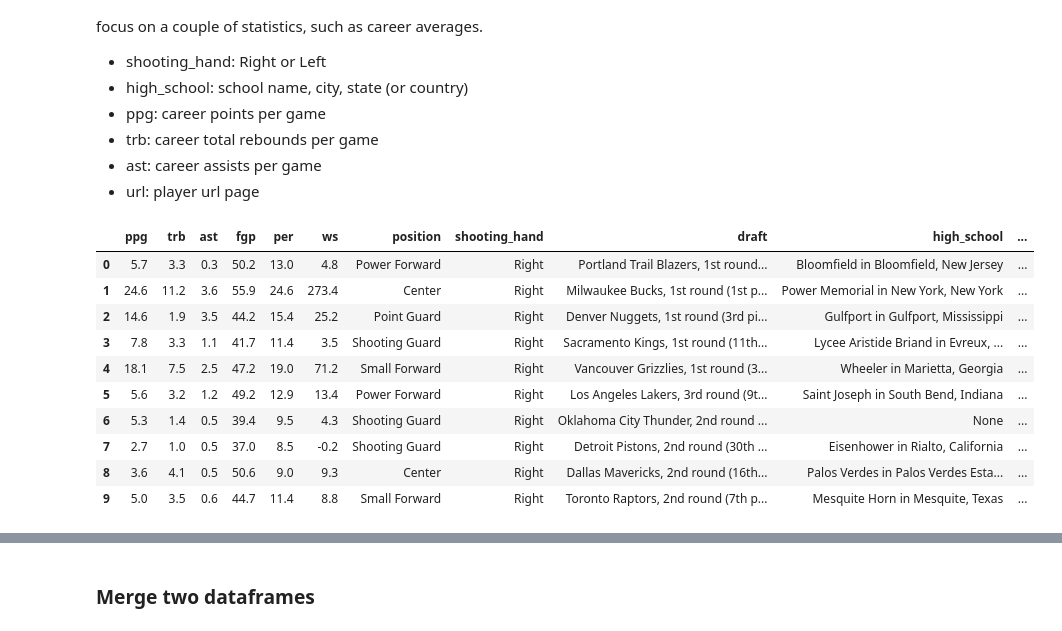
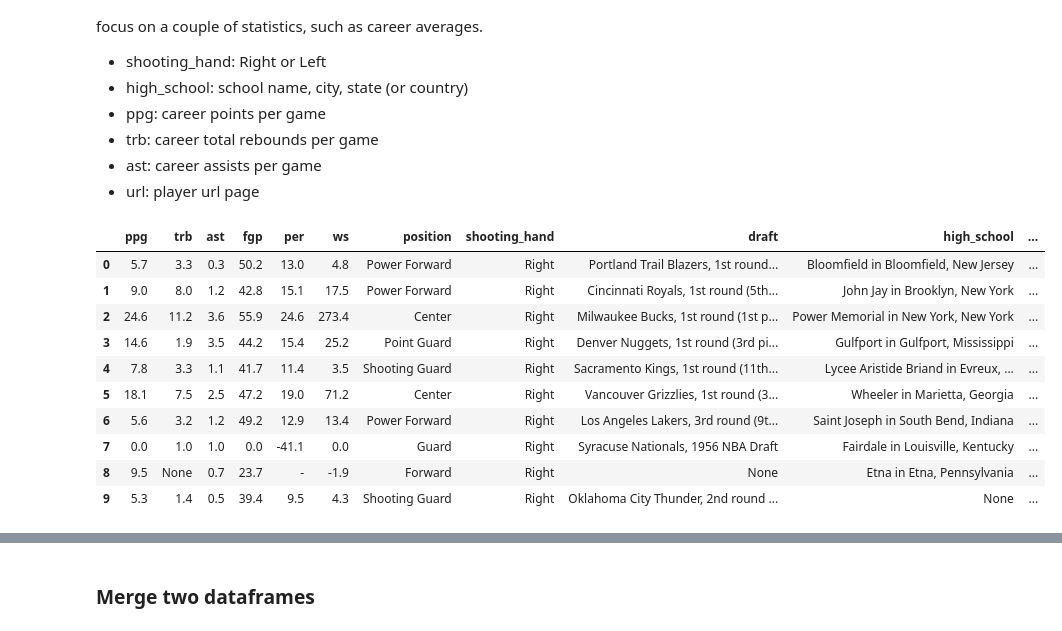
Before and after one commit to ymericson/NBA-player-info, a Jupyter notebook: NBA web scraping data.ipynb, the cells around one changed output, grey strips where cells are left out. Saved outputs shown, nothing was run; the diff lists cells and outputs as text; code cells hidden in the pictures.

```diff
--- a/NBA web scraping data.ipynb
+++ b/NBA web scraping data.ipynb
@@ -127,6 +139,7 @@ def player_detail_info(url):
     page_request = requests.get('http://www.basketball-reference.com' + url)
     soup = BeautifulSoup(page_request.text, "lxml", parse_only=personal) # parse only part we are interested in
     p = soup.findAll('p')
+
 
     # initialize some values in case they are unavailable
     position = None
@@ -165,24 +178,29 @@ def player_detail_info(url):
             else:
                 hof = 0
         elif 'Career' in prow.text:
+            #print(prow)
             s = prow.find_next_siblings('p')[3]
-            if len(s)>0:
-                ppg = float(str(s).strip('"<p>""</p>"'))
+            ppg = (str(s).strip('"<p>""</p>"'))
             s = prow.find_next_siblings('p')[5]
-            if len(s)>0:
-                trb = float(str(s).strip('"<p>""</p>"'))
+            trb = (str(s).strip('"<p>""</p>"'))
             s = prow.find_next_siblings('p')[7]
-            if len(s)>0:
-                ast = float(str(s).strip('"<p>""</p>"'))
+            ast = (str(s).strip('"<p>""</p>"'))
             s = prow.find_next_siblings('p')[9]
-            if len(s)>0:
-                fgp = float(str(s).strip('"<p>""</p>"'))
-            s = prow.find_next_siblings('p')[17]
-            if len(s)>0:
-                per = float(str(s).strip('"<p>""</p>"'))
-            s = prow.find_next_siblings('p')[19]
-            if len(s)>0:
-                ws = float(str(s).strip('"<p>""</p>"'))
+            fgp = (str(s).strip('"<p>""</p>"'))
+        elif 'Game Logs' in prow.text:
+            t = prow.find_previous_siblings('p')[0]
+            ws = str(t).strip('"<p>""</p>"').split('class')[0]
+            t = prow.find_previous_siblings('p')[2]
+            per = str(t).strip('"<p>""</p>"').split('class')[0]
+
+            break
+
+            #print(prow.find_previous_siblings('p')[:25])
+            #t = prow.find_next_siblings('p')[17]
+            #per = float(str(t).strip('"<p>""</p>"'))
+
+            #s = prow.find_next_siblings('p')[19]
+            #ws = float(str(s).strip('"<p>""</p>"'))
             #print(prow.find_next_siblings('p')[8:])
 
     # create dictionary with all of the info
@@ -201,28 +219,29 @@ def player_detail_info(url):
 
     return player_entry
 # %%
-players_details_info_list = []
-for i,url in enumerate(players_general_df.url[:20]):
+# players_details_info_list = []
+for i,url in enumerate(players_general_df.url[:10]):
     try:
         players_details_info_list.append(player_detail_info(url))
     except:
-        pass
+        print(players_general_df['name'])
 players_detail_df = pd.DataFrame(players_details_info_list) # convert to dateframe
-players_detail_df = players_detail_df[['ppg', 'trb', 'ast', 'fgp', 'per', 'ws', 'position',
-                                       'shooting_hand', 'draft', 'high_school', 'hof', 'url']]
+players_detail_df = players_detail_df[['ppg', 'trb', 'ast', 'fgp', 'per', 'ws',
+                                       'position', 'shooting_hand', 'draft',
+                                       'high_school', 'hof', 'url']]
 players_detail_df.head(10) # preview
 # %% [output]
 |  | ppg | trb | ast | fgp | per | ws | position | shooting_hand | draft | high_school | ... |
 | 0 | 5.7 | 3.3 | 0.3 | 50.2 | 13.0 | 4.8 | Power Forward | Right | Portland Trail Blazers, 1st round... | Bloomfield in Bloomfield, New Jersey | ... |
-| 1 | 24.6 | 11.2 | 3.6 | 55.9 | 24.6 | 273.4 | Center | Right | Milwaukee Bucks, 1st round (1st p... | Power Memorial in New York, New York | ... |
-| 2 | 14.6 | 1.9 | 3.5 | 44.2 | 15.4 | 25.2 | Point Guard | Right | Denver Nuggets, 1st round (3rd pi... | Gulfport in Gulfport, Mississippi | ... |
-| 3 | 7.8 | 3.3 | 1.1 | 41.7 | 11.4 | 3.5 | Shooting Guard | Right | Sacramento Kings, 1st round (11th... | Lycee Aristide Briand in Evreux, ... | ... |
-| 4 | 18.1 | 7.5 | 2.5 | 47.2 | 19.0 | 71.2 | Small Forward | Right | Vancouver Grizzlies, 1st round (3... | Wheeler in Marietta, Georgia | ... |
-| 5 | 5.6 | 3.2 | 1.2 | 49.2 | 12.9 | 13.4 | Power Forward | Right | Los Angeles Lakers, 3rd round (9t... | Saint Joseph in South Bend, Indiana | ... |
-| 6 | 5.3 | 1.4 | 0.5 | 39.4 | 9.5 | 4.3 | Shooting Guard | Right | Oklahoma City Thunder, 2nd round ... | None | ... |
-| 7 | 2.7 | 1.0 | 0.5 | 37.0 | 8.5 | -0.2 | Shooting Guard | Right | Detroit Pistons, 2nd round (30th ... | Eisenhower in Rialto, California | ... |
-| 8 | 3.6 | 4.1 | 0.5 | 50.6 | 9.0 | 9.3 | Center | Right | Dallas Mavericks, 2nd round (16th... | Palos Verdes in Palos Verdes Esta... | ... |
-| 9 | 5.0 | 3.5 | 0.6 | 44.7 | 11.4 | 8.8 | Small Forward | Right | Toronto Raptors, 2nd round (7th p... | Mesquite Horn in Mesquite, Texas | ... |
+| 1 | 9.0 | 8.0 | 1.2 | 42.8 | 15.1 | 17.5 | Power Forward | Right | Cincinnati Royals, 1st round (5th... | John Jay in Brooklyn, New York | ... |
+| 2 | 24.6 | 11.2 | 3.6 | 55.9 | 24.6 | 273.4 | Center | Right | Milwaukee Bucks, 1st round (1st p... | Power Memorial in New York, New York | ... |
+| 3 | 14.6 | 1.9 | 3.5 | 44.2 | 15.4 | 25.2 | Point Guard | Right | Denver Nuggets, 1st round (3rd pi... | Gulfport in Gulfport, Mississippi | ... |
+| 4 | 7.8 | 3.3 | 1.1 | 41.7 | 11.4 | 3.5 | Shooting Guard | Right | Sacramento Kings, 1st round (11th... | Lycee Aristide Briand in Evreux, ... | ... |
+| 5 | 18.1 | 7.5 | 2.5 | 47.2 | 19.0 | 71.2 | Center | Right | Vancouver Grizzlies, 1st round (3... | Wheeler in Marietta, Georgia | ... |
+| 6 | 5.6 | 3.2 | 1.2 | 49.2 | 12.9 | 13.4 | Power Forward | Right | Los Angeles Lakers, 3rd round (9t... | Saint Joseph in South Bend, Indiana | ... |
+| 7 | 0.0 | 1.0 | 1.0 | 0.0 | -41.1 | 0.0 | Guard | Right | Syracuse Nationals, 1956 NBA Draft | Fairdale in Louisville, Kentucky | ... |
+| 8 | 9.5 | None | 0.7 | 23.7 | - | -1.9 | Forward | Right | None | Etna in Etna, Pennsylvania | ... |
+| 9 | 5.3 | 1.4 | 0.5 | 39.4 | 9.5 | 4.3 | Shooting Guard | Right | Oklahoma City Thunder, 2nd round ... | None | ... |
 # %%
 # split high school into state
 def split_hs(hsString):
```
Also changed, not shown: parts of 8 cells of this notebook, 17 other files.
